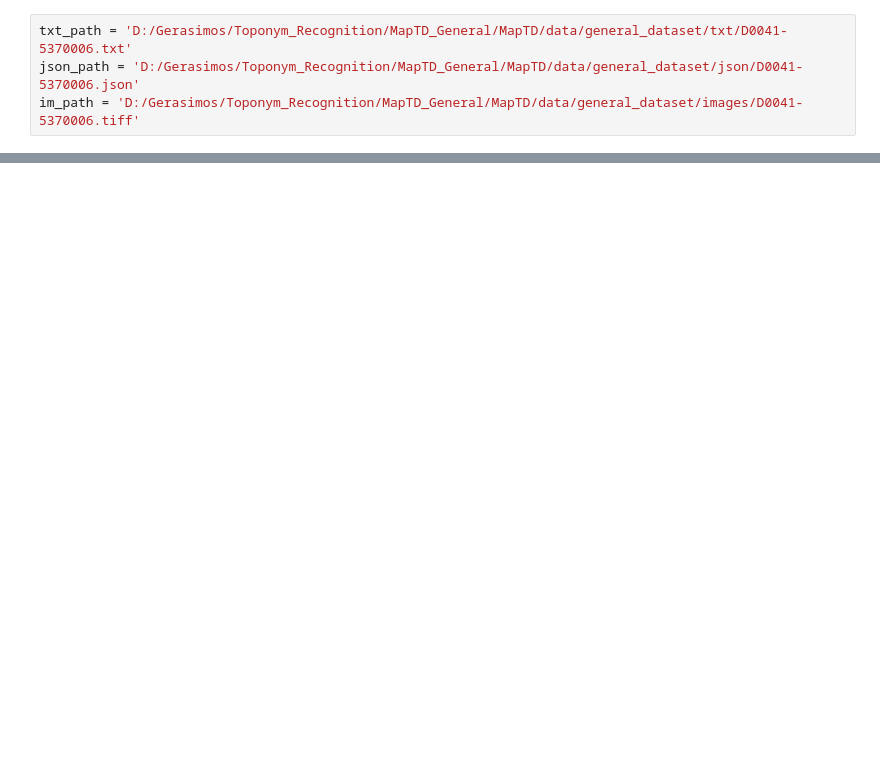
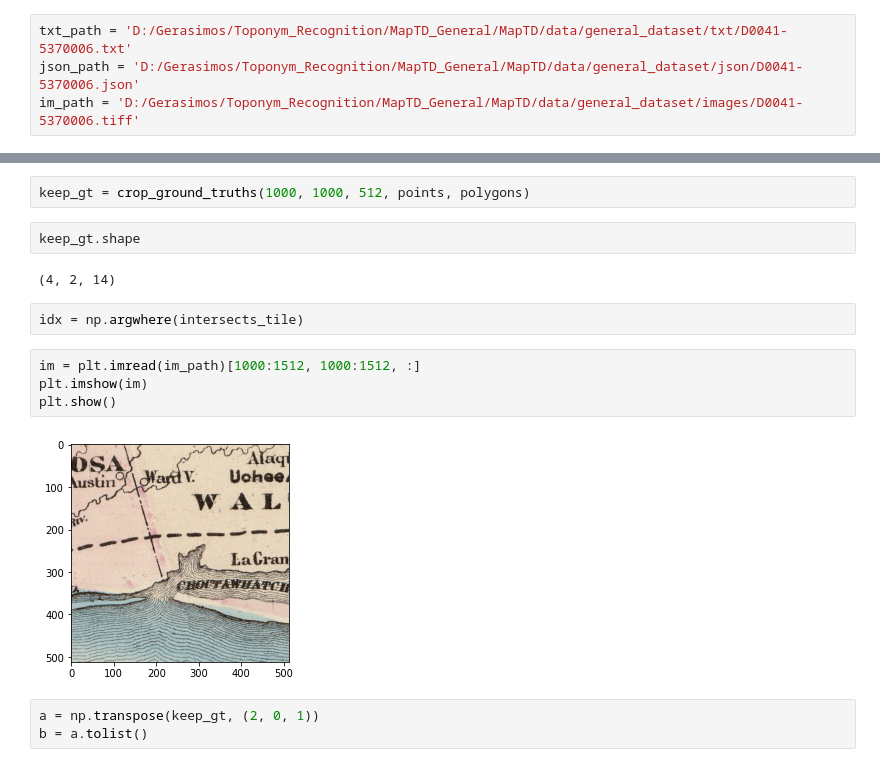
Before and after one commit to gerasimos-matidis/MapTD_TF2, a Jupyter notebook: gt_test.ipynb, the cells around one changed output, grey strips where cells are left out. Drawn from its saved outputs; the diff is of its cells as text; blank space fills up the shorter version.

```diff
--- a/gt_test.ipynb
+++ b/gt_test.ipynb
@@ -36,0 +58,17 @@ FileNotFoundError: [Errno 2] No such file or directory: 'D:/Gerasimos/Toponym_Re
+# %%
+keep_gt = crop_ground_truths(1000, 1000, 512, points, polygons)
+# %%
+keep_gt.shape
+# %% [output]
+(4, 2, 14)
+# %%
+idx = np.argwhere(intersects_tile)
+# %%
+im = plt.imread(im_path)[1000:1512, 1000:1512, :]
+plt.imshow(im)
+plt.show()
+# %% [output]
+[figure, added]
+# %%
+a = np.transpose(keep_gt, (2, 0, 1))
+b = a.tolist()
```
Also changed, not shown: parts of 7 cells of this notebook, 1 other file.
